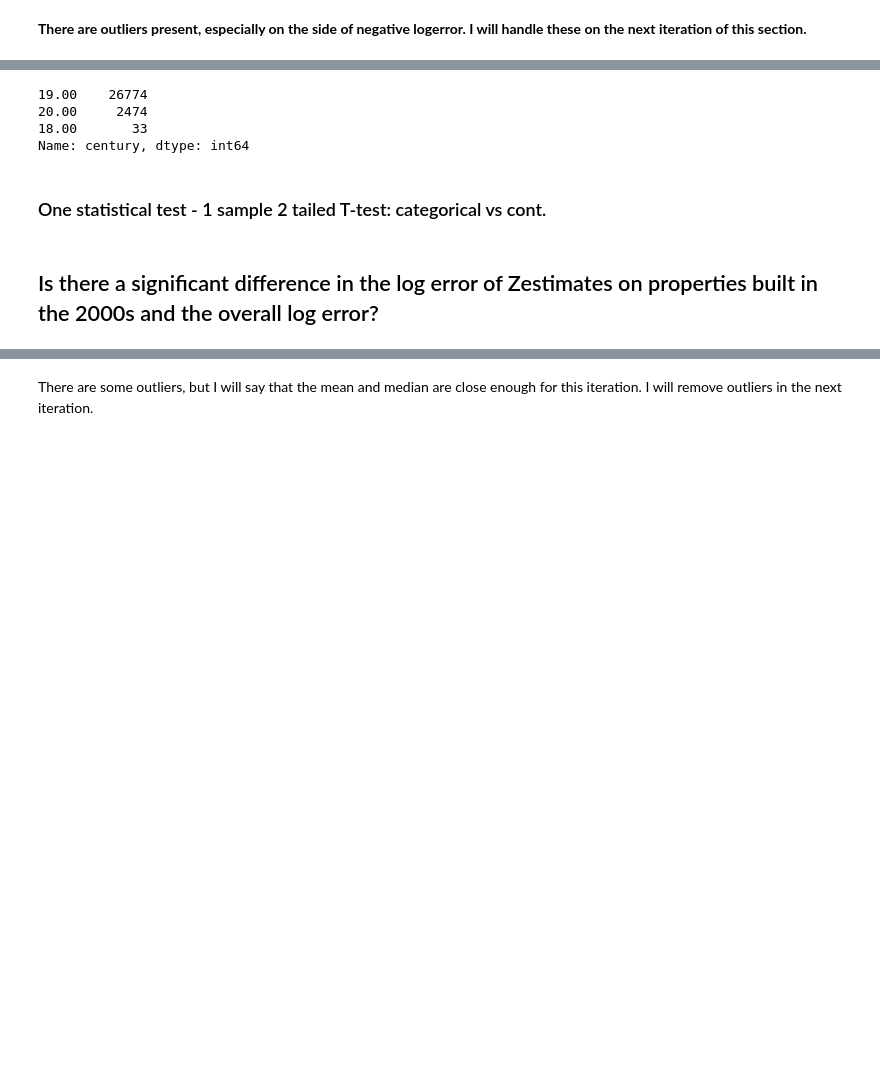
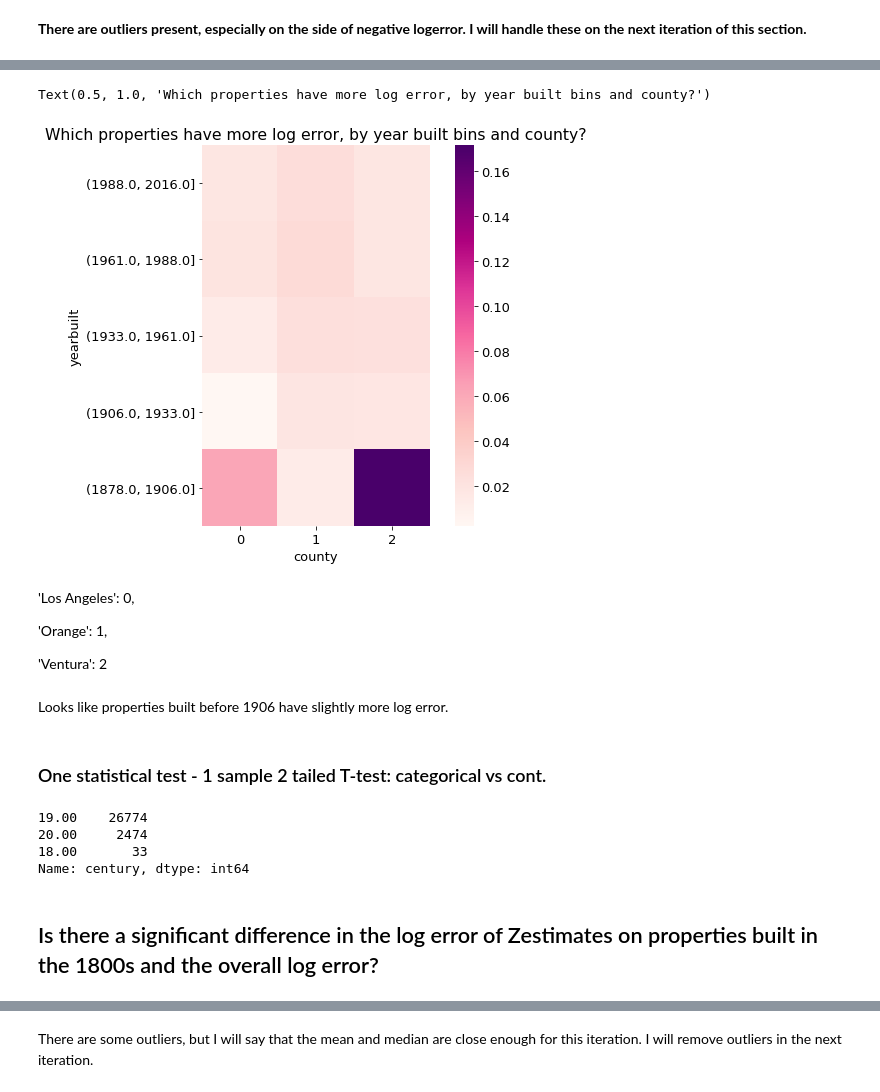
Before and after one commit to KwameTaylor/kwames-zillow-zestimates-error-control, a Jupyter notebook: explore.ipynb, the cells around one changed output, grey strips where cells are left out. Cells and saved outputs as stored; diff of their text form; code cells hidden in the pictures; blank space fills up the shorter version.

```diff
--- a/explore.ipynb
+++ b/explore.ipynb
@@ -206,3 +215,24 @@ corr_heatmap(X_train_scaled)
+# %%
+# pandas pivot
+heatmap1_data = pd.pivot_table(train, values='logerror',
+                     index=pd.cut(train['yearbuilt'], bins=5, precision=0),
+                     columns='county')
+heatmap1_data.sort_index(inplace=True, ascending=False)
+sns.heatmap(heatmap1_data, cmap="RdPu", square=True)
+plt.title('Which properties have more log error, by year built bins and county?')
+# %% [output]
+Text(0.5, 1.0, 'Which properties have more log error, by year built bins and county?')
+[figure, added]
+# %% [markdown]
+'Los Angeles': 0,
+
+'Orange': 1,
+
+'Ventura': 2
+# %% [markdown]
+Looks like properties built before 1906 have slightly more log error.
+# %% [markdown]
+### One statistical test - 1 sample 2 tailed T-test: categorical vs cont.
 # %%
 #keep this in final notebook
 train.century.value_counts()
@@ -211,10 +241,8 @@ train.century.value_counts()
 20.00     2474
 18.00       33
 Name: century, dtype: int64
-# %% [markdown]
-### One statistical test - 1 sample 2 tailed T-test: categorical vs cont.
 # %% [markdown]
-## Is there a significant difference in the log error of Zestimates on properties built in the 2000s and the overall log error?
+## Is there a significant difference in the log error of Zestimates on properties built in the 1800s and the overall log error?
 # %% [markdown]
 $
 \begin{align*}
```
Also changed, not shown: parts of 18 cells of this notebook, 3 other files.
